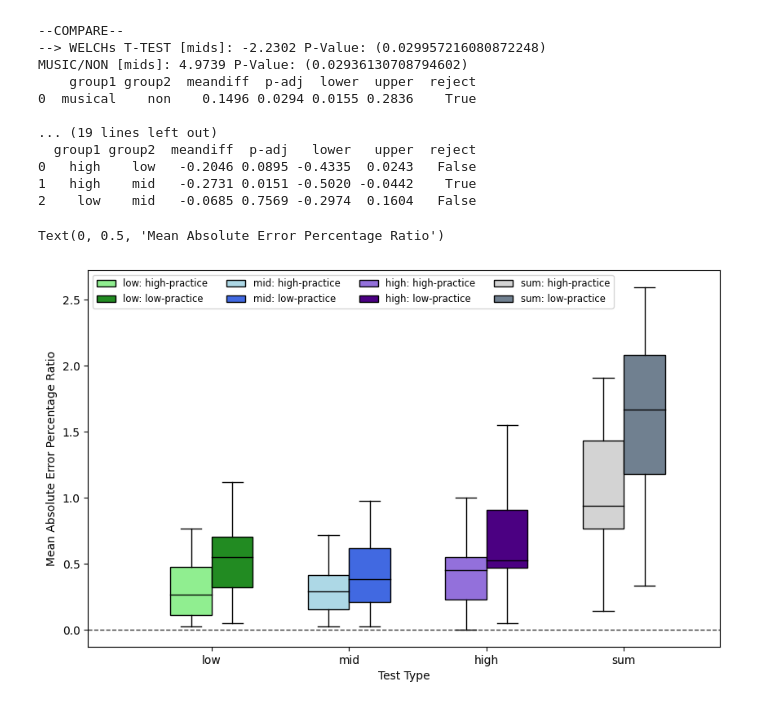
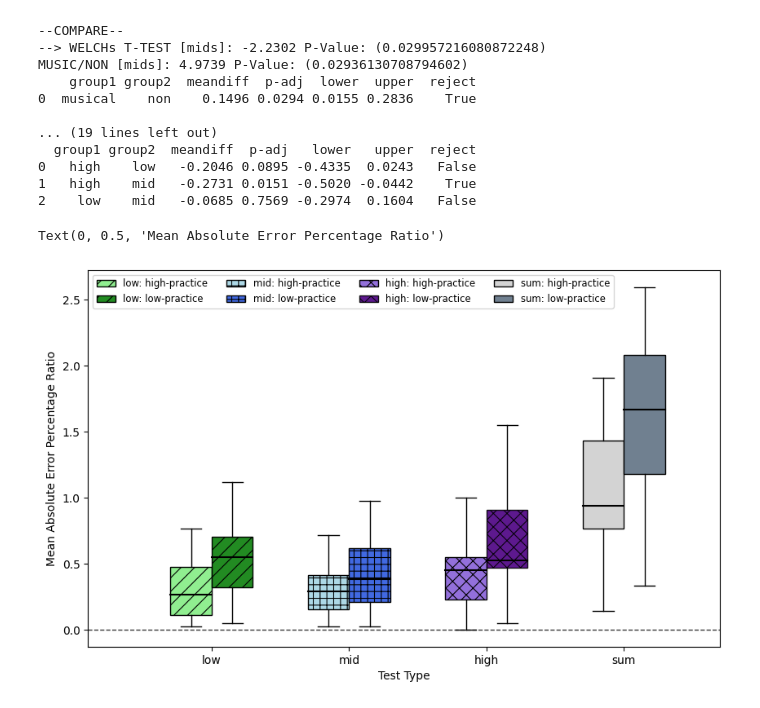
Before and after one commit to peter-clark/investigating-human-tapping-behavior-polyphonic-rhythms, a Jupyter notebook: 5-Tapping_Force-Consistency_and_Precision.ipynb, the cells around one changed output. Saved outputs shown, nothing was run; the diff lists cells and outputs as text; code cells hidden in the pictures.

```diff
--- a/5-Tapping_Force-Consistency_and_Precision.ipynb
+++ b/5-Tapping_Force-Consistency_and_Precision.ipynb
@@ -485,7 +485,7 @@ xtl=q_names
 
 mpl.rcParams['hatch.linewidth'] = 0.8
 mpl.rcParams['hatch.color'] = 'grey'
-hatches = ['//', '++', 'xx', '||']
+hatches = ['//', '++', 'xx', '']
 colors_light=['lightgreen','lightblue','mediumpurple', 'lightgrey']
 colors_dark=['forestgreen', 'royalblue','indigo']
 box=[]
@@ -497,10 +497,10 @@ for t in range(len(all_tests)):
     test = all_tests[t]
     _test = np.mean(test, axis=2).T
     bp = ax.boxplot(_test, patch_artist=True, positions=pos[t], showfliers=False, widths=widths,\
-                boxprops=dict(facecolor=colors_light[t], color="black"),\
+                boxprops=dict(facecolor=colors_light[t], color="black", hatch=hatches[t]),\
                 whiskerprops=dict(color="black", linestyle='-'),\
                 capprops=dict(color="black", linestyle='-'),\
-                medianprops=dict(color="black", linestyle='-'))
+                medianprops=dict(color="black", linestyle='-', linewidth=1.5))
     _idx=idx+w
     pts.append(np.mean(_test, axis=0))
     _pts.append(_idx)
@@ -598,24 +523,0 @@ plt.show()
-# %%
-## Quartile and Test Level Statistics ##
-names=['low','high','mid']
-neutral = np.zeros((n_subjects,32))
-
-for i in range(3):
-    #ttest
-    group1 = np.mean(neutral, axis=0)
-    group2 = np.mean(_tap_by_test[i][:], axis=0)
-    ttest = stats.ttest_ind(group1,group2)
-    print(f"mean={np.round(np.mean(np.mean(_tap_by_test[i][:], axis=0)),4)}, sd={np.round(np.std(np.mean(_tap_by_test[i][:], axis=0)),4)}")
-    print(f"t-test v Null: {ttest.statistic:.4f} P-Value: ({ttest.pvalue}) df={len(group1)+len(group2)-2} {names[i]}")
-    #effectsize
-    mean_diff = np.mean(group1) - np.mean(group2)
-    pooled_std = np.sqrt(((len(group1) - 1) * np.var(group1) + (len(group2) - 1) * np.var(group2)) / \
-                        (len(group1) + len(group2) - 2))
-    cohens_d = mean_diff / pooled_std
-    print(f"effect size (cohen's d): {cohens_d}")
-    print()
-
-df_between = 3 - 1  # Number of groups - 1
-df_within = len(np.mean(_tap_by_test[0][:], axis=0)) + len(np.mean(_tap_by_test[1][:], axis=0)) + len(np.mean(_tap_by_test[2][:], axis=0)) - 3  # Total number of observations - number of groups
-df_total = len(np.mean(_tap_by_test[0][:], axis=0)) + len(np.mean(_tap_by_test[1][:], axis=0)) + len(np.mean(_tap_by_test[2][:], axis=0)) - 1  # Total number of observations - 1
-print(f"df_b = {df_between}, df_w = {df_within}, df_tot = {df_total}")
@@ -1001,42 +827,40 @@ widths=[0.30]
 xtl=q_names
 mpl.rcParams['hatch.linewidth'] = 0.8
 mpl.rcParams['hatch.color'] = 'grey'
-hatches = ['//', '++', 'xx', '||']
+hatches = ['//', '++', 'xx', '']
 colors_light=['lightgreen','lightblue','mediumpurple', 'lightgrey']
 colors_dark=['forestgreen', 'royalblue','indigo',"slategrey"]
-
-#ax.axhline(y=1.0,color='black', alpha=0.25, linestyle='--', linewidth=1)
 
 box=[]
 for t in range(len(music_all_tests)):
     music_test = music_all_tests[t]
     bp = ax.boxplot(np.array(music_all_tests[t]).T, patch_artist=True, positions=[t+0.35],showfliers=False, widths=widths,\
-                boxprops=dict(facecolor=colors_light[t], color="black"),\
+                boxprops=dict(facecolor=colors_light[t], color="black", hatch=hatches[t]),\
                 whiskerprops=dict(color="black", linestyle='-'),\
                 capprops=dict(color="black", linestyle='-'),\
-                medianprops=dict(color="black", linestyle='-'))
-
+                medianprops=dict(color="black", linestyle='-', linewidth=1.5))
+    a=0.9 if t==2 else 1
     bp1 = ax.boxplot(np.array(no_music_all_tests[t]).T, positions=[t+0.65], patch_artist=True, showfliers=False, widths=widths,\
-                boxprops=dict(facecolor=colors_dark[t], color="black"),\
+                boxprops=dict(facecolor=colors_dark[t], color="black",alpha=a, hatch=hatches[t]),\
                 whiskerprops=dict(color="black", linestyle='-'),\
                 capprops=dict(color="black", linestyle='-'),\
-                medianprops=dict(color="black", linestyle='-'))
+                medianprops=dict(color="black", linestyle='-', linewidth=1.5))
 
     box.append(bp['boxes'][0])
     box.append(bp1['boxes'][0])
 
 mpl.rcParams['hatch.color'] = 'black'
 ax.set_xticks([0.5, 1.5, 2.5, 3.5])
 ax.set_xticklabels(["low", "mid","high", "sum"])
 ax.set(xlim=[-0.4,4.2])
 ax.axhline(y=0.0,color='black', alpha=0.8, linestyle='--', linewidth=1)
 legend_names=["low: high-practice","low: low-practice","mid: high-practice","mid: low-practice","high: high-practice",\
               "high: low-practice","sum: high-practice","sum: low-practice"]
 ax.legend(box,(legend_names), loc='upper left', fontsize="small", ncols=4)
 
 #ax.set_title(f"Mean Err. by Quartile", fontsize=12, fontfamily='serif',fontweight='book')
 ax.set_xlabel("Test Type", fontsize=10, fontfamily='sans-serif')
 ax.set_ylabel("Mean Absolute Error Percentage Ratio", fontsize=10, fontfamily='sans-serif')
 # %% [output]
 Text(0, 0.5, 'Mean Absolute Error Percentage Ratio')
-[figure, old version]
+[figure, new version]
```
Also changed, not shown: parts of 7 cells of this notebook.
